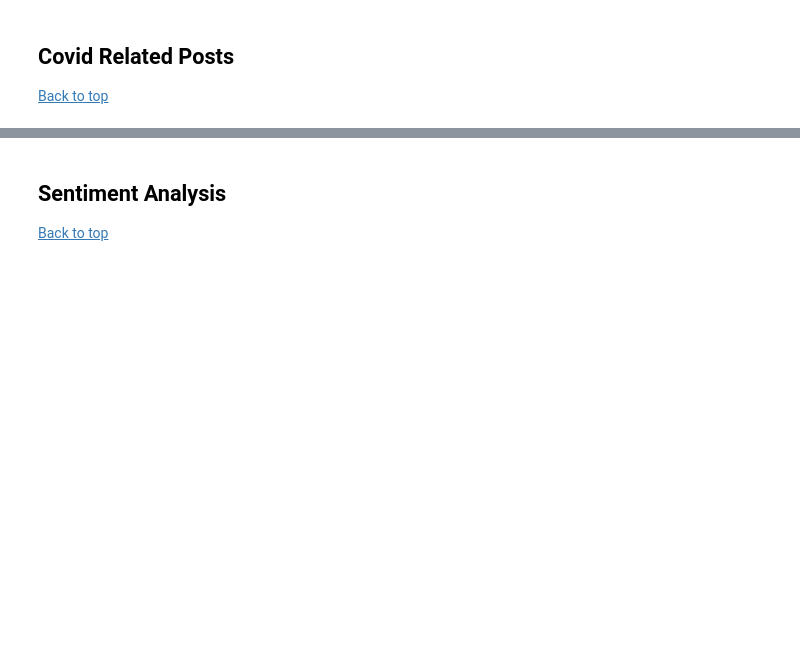
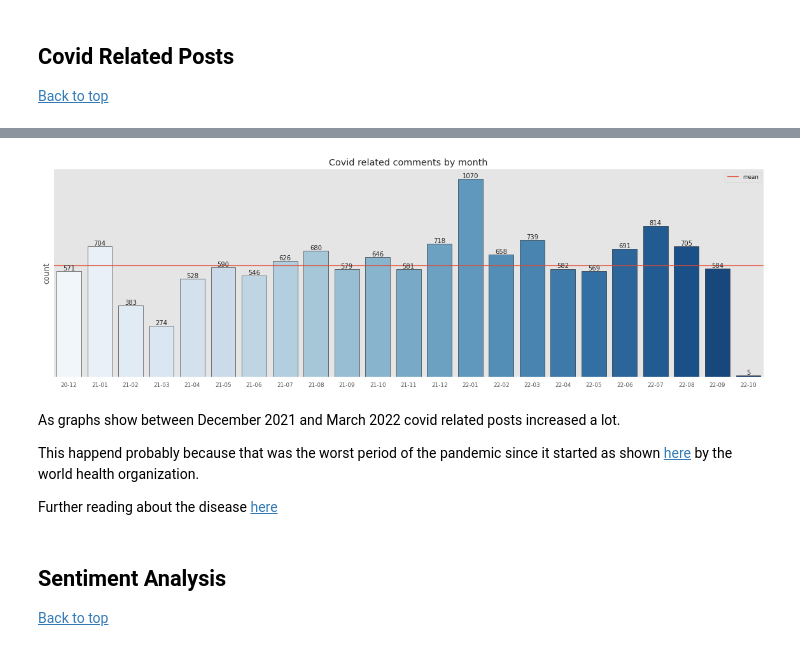
Before and after one commit to micheledinelli/Crohns-Sentiment-Analysis, a Jupyter notebook: crohn_analysis.ipynb, the cells around one changed output, grey strips where cells are left out. Cells and saved outputs as stored; diff of their text form; code cells hidden in the pictures; blank space fills up the shorter version.

Commit message:
analysis crohn

```diff
--- a/crohn_analysis.ipynb
+++ b/crohn_analysis.ipynb
@@ -400,7 +399,7 @@ def find_keyword(post):
         return False
 # %%
 df_filtered_covid = df_submissions[[find_keyword(str(p)) for p in df_submissions.body]]
-df_filtered_not_covid = df_submissions[[not find_keyword(str(p)) for p in df_submissions.body]]
+df_filtered_covid_comments = df_comments[[find_keyword(str(p)) for p in df_comments.body]]
 # %%
 covid_submissions_per_month = df_filtered_covid['created'].dt.strftime('%y-%m').value_counts().sort_index().reset_index(name='counts')
 
@@ -481,6 +484,28 @@ display(fav_posts.iloc[0:10])
 | 9915 | I’m a fully vaxxed Crohnie and I ... | alaf21 | CrohnsDisease | 237 | 35 |
 | 4898 | Just wanted to express my awe at ... | TuckerMarx | CrohnsDisease | 235 | 14 |
 | 21275 | Can science hurry the *uck up and... | Ok-Tour-9284 | ibs | 231 | 81 |
+# %%
+covid_comments_per_month = df_filtered_covid_comments['created'].dt.strftime('%y-%m').value_counts().sort_index().reset_index(name='counts')
+
+plt.figure(figsize=(20,6))
+ax = sns.barplot(x='index', y='counts', data=covid_comments_per_month, edgecolor='black', palette='Blues')
+plt.title('Covid related comments by month')
+plt.yticks([])
+ax.bar_label(ax.containers[0])
+plt.ylabel('count')
+plt.xlabel('')
+plt.axhline(covid_comments_per_month.counts.mean(), label='mean')
+
+plt.legend()
+plt.show();
+# %% [output]
+[figure, added]
+# %% [markdown]
+As graphs show between December 2021 and March 2022 covid related posts increased a lot.
+
+This happend probably because that was the worst period of the pandemic since it started as shown [here](https://covid19.who.int/) by the world health organization.
+
+Further reading about the disease [here](https://www.healthline.com/health/crohns-disease/facts-statistics-infographic#Who-gets-Crohns-disease?)
 # %% [markdown]
 ## Sentiment Analysis <a class='anchor' id='sentiment-analysis'></a>
 
```
Also changed, not shown: parts of 31 cells of this notebook.
